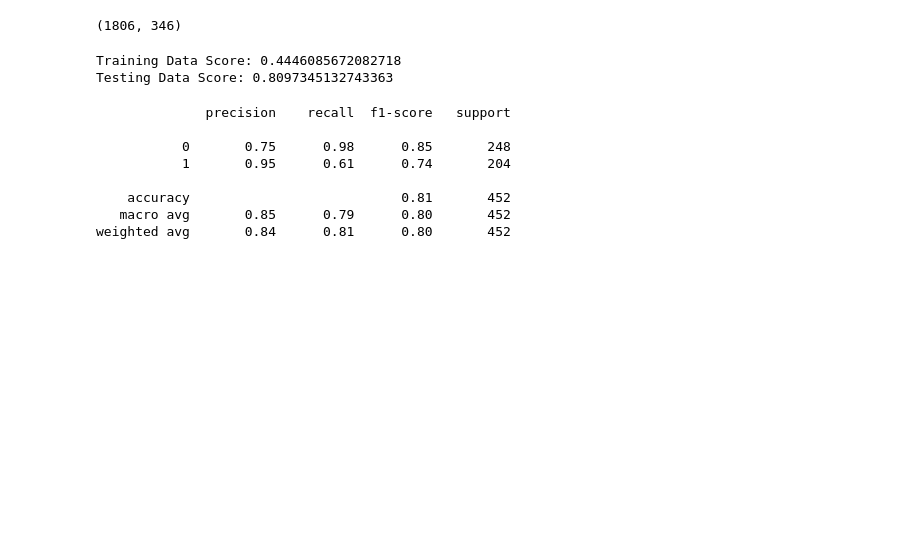
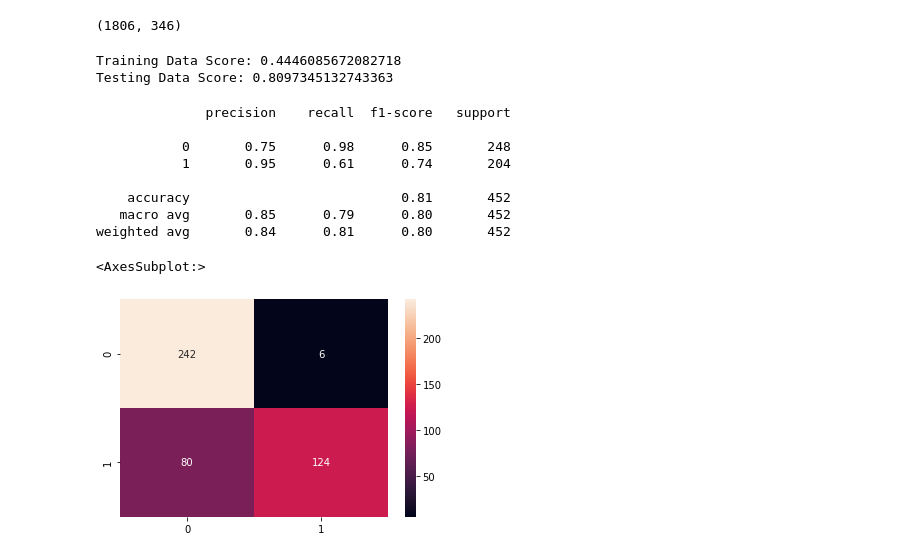
Before and after one commit to cbragg3136/Final_Project-Gaming_ML, a Jupyter notebook: ml_noteboooks/learn_down_sample_majority_class_minmax.ipynb, the cells around one changed output. Saved outputs shown, nothing was run; the diff lists cells and outputs as text; code cells hidden in the pictures; blank space fills up the shorter version.

```diff
--- a/ml_noteboooks/learn_down_sample_majority_class_minmax.ipynb
+++ b/ml_noteboooks/learn_down_sample_majority_class_minmax.ipynb
@@ -138,3 +138,13 @@ weighted avg       0.84      0.81      0.80       452
 # Percision: for no success: 75%, for successful games: 95%
 # Recall: Fraction of positives found, 98% for 0, 61% for 1
 # f1 score: 81%
+# %%
+from sklearn.metrics import confusion_matrix
+import seaborn as sns
+
+y_pred = clf_2.predict(X_test_scaled)
+cm2 = confusion_matrix(y_test, y_pred.round())
+sns.heatmap(cm2, annot=True, fmt=".0f")
+# %% [output]
+<AxesSubplot:>
+[figure, added]
```
Also changed, not shown: parts of 1 cell of this notebook, 6 other files.
